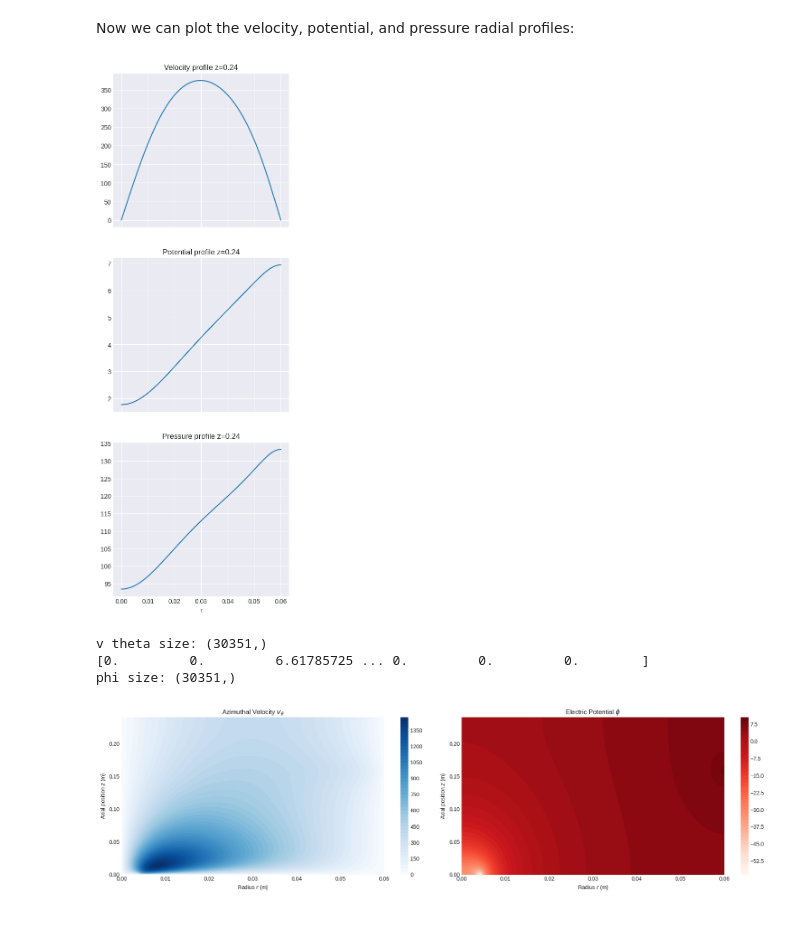
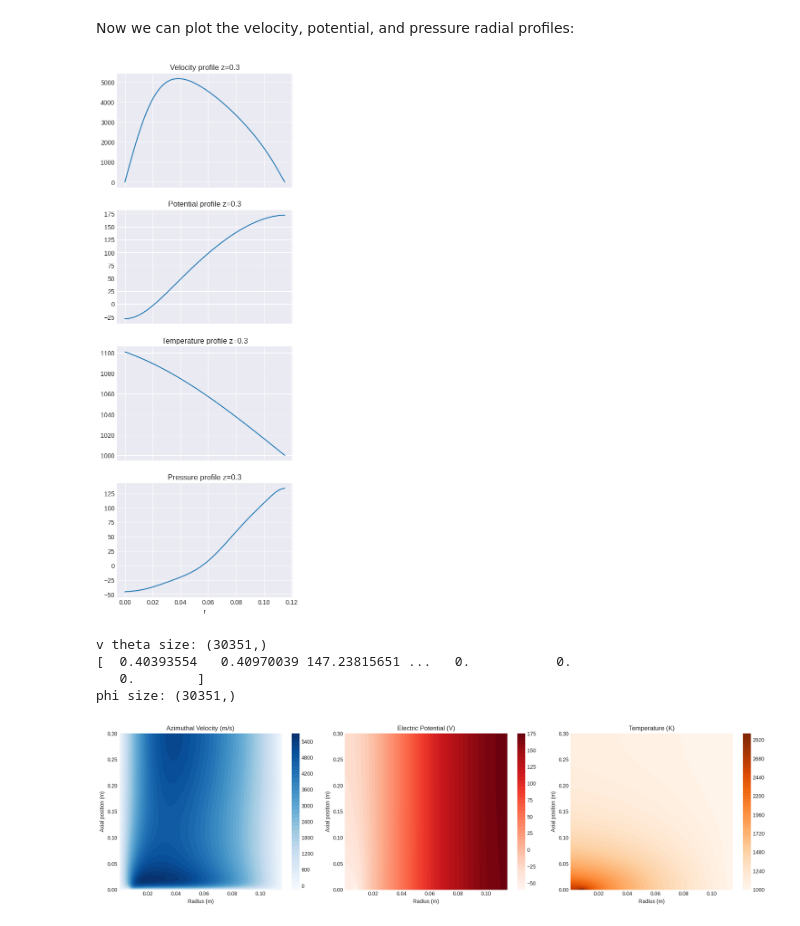
Before and after one commit to conner-fransoo/plasma-centrifuge, a Jupyter notebook: Dolfinx_MHD_Modeling_2D_V3.ipynb, the cells around one changed output. Saved outputs shown, nothing was run; the diff lists cells and outputs as text; code cells hidden in the pictures.

Commit message:
Solving energy equation separately after pressure & momentum equations, added spatially varying magnetic field

```diff
--- a/Dolfinx_MHD_Modeling_2D_V3.ipynb
+++ b/Dolfinx_MHD_Modeling_2D_V3.ipynb
@@ -58,12 +61,12 @@ Done!
 # %% [markdown]
 Let's start by defining the variables we'll need for the problem.
 # %%
-R_0 = 6e-2
+R_0 = 0.115
 R1 = R_0 * 0.07
-c = 4 * R_0
+c = 0.3
 c_0 = c * 0.66
 I = 100  # total current
-B0 = 0.13  # magnetic field
+B0 = 0.5  # magnetic field
 viscosity = 6.8e-5  # viscosity Pa s
 sigma = 700  # conductivity Ohm-1 m-1
 beta_eff = 8
@@ -99,7 +102,7 @@ sigma_perp: 10.77
 We now create a mesh, a functionspace and a `Function` (containing two subfunctions) for potential $\Phi$ and azimuthal velocity $v_\theta$. We also create test functions for the variational problem.
 # %%
 mesh = dolfinx.mesh.create_rectangle(
-    MPI.COMM_WORLD, [np.array([0.0, 0.0]), np.array([c, R_0])], [150, 200]
+    MPI.COMM_WORLD, [np.array([0.0, 0.000001]), np.array([c, R_0])], [150, 200]
 )
 
 V = functionspace(mesh, element("Lagrange", mesh.topology.cell_name(), 1, shape=(2,)))
@@ -291,7 +368,10 @@ def nmm_interpolate(f_out: dolfinx.fem.Function, f_in: dolfinx.fem.Function):
     f_out.interpolate_nonmatching(f_in, cells, interpolation_data=interpolation_data)
 
 
+print(temperature)
 velocity_1d = dolfinx.fem.Function(V_p)
 potential_1d = dolfinx.fem.Function(V_p)
+temperature_1d = dolfinx.fem.Function(V_p)
 nmm_interpolate(velocity_1d, velocity)
 nmm_interpolate(potential_1d, potential)
+nmm_interpolate(temperature_1d, temperature)
@@ -413,28 +495,30 @@ Now we can plot the velocity, potential, and pressure radial profiles:
 # %%
 import matplotlib.pyplot as plt
 
-fig, axs = plt.subplots(3, 1, figsize=(5, 15), sharex=True)
+fig, axs = plt.subplots(4, 1, figsize=(5, 15), sharex=True)
 axs[0].plot(mesh_1d.geometry.x[:, 1], velocity_1d.x.array)
 axs[0].set_title(f"Velocity profile z={pressure_profile_loc}")
 axs[1].plot(mesh_1d.geometry.x[:, 1], potential_1d.x.array)
 axs[1].set_title(f"Potential profile z={pressure_profile_loc}")
-axs[2].set_title(f"Pressure profile z={pressure_profile_loc}")
-axs[2].plot(mesh_1d.geometry.x[:, 1], p.x.array)
-axs[2].set_xlabel("r")
+axs[2].plot(mesh_1d.geometry.x[:, 1], temperature_1d.x.array)
+axs[2].set_title(f"Temperature profile z={pressure_profile_loc}")
+axs[3].set_title(f"Pressure profile z={pressure_profile_loc}")
+axs[3].plot(mesh_1d.geometry.x[:, 1], p.x.array)
+axs[3].set_xlabel("r")
 plt.show()
 # %% [output]
-[figure, old version]
+[figure, new version]
 # %%
 import matplotlib.pyplot as plt
 
 # Extract solution vector
 solution_values = u.x.array
+solution_values_2 = u2.x.array
 
 # Collapse subspaces
-V0, map0 = V.sub(0).collapse()  # v_theta
-V1, map1 = V.sub(1).collapse()  # T_e
-#V2, map2 = V.sub(2).collapse()  # T_h
-#V3, map3 = V.sub(3).collapse()  # phi
+V0, map0 = V.sub(0).collapse()  # phi
+V1, map1 = V.sub(1).collapse()  # v_theta
+#V_2, map2 = V2.collapse()  # T
 
 # Get node coordinates (shape: (num_dofs, 2) for RZ)
 coords = V0.tabulate_dof_coordinates()
@@ -445,10 +529,12 @@ Z = coords[:, 0]
 
 # Number of subspaces
 num_sub_spaces = V.num_sub_spaces
+num_sub_spaces_2 = V2.num_sub_spaces
 
 # Extract interleaved DoFs
 phi     = solution_values[0::num_sub_spaces]
 v_theta = solution_values[1::num_sub_spaces]
+T       = solution_values_2
 
 print("v theta size: "  + str(v_theta.shape))
 print(v_theta)
@@ -458,29 +544,29 @@ print("phi size: "  + str(phi.shape))
 
 # Plotting
 plt.style.use('seaborn-v0_8-darkgrid')
-fig, axs = plt.subplots(1, 2, figsize=(18, 5))
+fig, axs = plt.subplots(1, 3, figsize=(18, 5))
 
 # Use triangulated colormaps for unstructured grids
 # Velocity plot
 t0 = axs[0].tricontourf(R, Z, v_theta, levels=50, cmap='Blues')
-axs[0].set_title("Azimuthal Velocity $v_{\\theta}$")
-axs[0].set_xlabel("Radius $r$ (m)")
-axs[0].set_ylabel("Axial position $z$ (m)")
+axs[0].set_title("Azimuthal Velocity (m/s)")
+axs[0].set_xlabel("Radius (m)")
+axs[0].set_ylabel("Axial position (m)")
 fig.colorbar(t0, ax=axs[0])
 
-# Electron temperature
+# Electric Potential
 t1 = axs[1].tricontourf(R, Z, phi, levels=50, cmap='Reds')
-axs[1].set_title("Electric Potential $\phi$")
-axs[1].set_xlabel("Radius $r$ (m)")
-axs[1].set_ylabel("Axial position $z$ (m)")
+axs[1].set_title("Electric Potential (V)")
+axs[1].set_xlabel("Radius (m)")
+axs[1].set_ylabel("Axial position (m)")
 fig.colorbar(t1, ax=axs[1])
 
-# Heavy particle temperature
-#t2 = axs[2].tricontourf(R, Z, T_h, levels=50, cmap='Oranges')
-#axs[2].set_title("Heavy Particle Temperature $T_h$")
-#axs[2].set_xlabel("Radius $r$ (m)")
-#axs[2].set_ylabel("Axial position $z$ (m)")
-#fig.colorbar(t2, ax=axs[2])
+# Temperature
+t2 = axs[2].tricontourf(R, Z, T, levels=50, cmap='Oranges')
+axs[2].set_title("Temperature (K)")
+axs[2].set_xlabel("Radius (m)")
+axs[2].set_ylabel("Axial position (m)")
+fig.colorbar(t2, ax=axs[2])
 
 # Potential
 #t3 = axs[3].tricontourf(R, Z, phi, levels=50, cmap='Oranges')
@@ -493,6 +579,7 @@ plt.tight_layout()
 plt.show()
 # %% [output]
 v theta size: (30351,)
-[0.         0.         6.61785725 ... 0.         0.         0.        ]
+[  0.40393554   0.40970039 147.23815651 ...   0.           0.
+   0.        ]
 phi size: (30351,)
-[figure, old version]
+[figure, new version]
```
Also changed, not shown: parts of 12 cells of this notebook.
